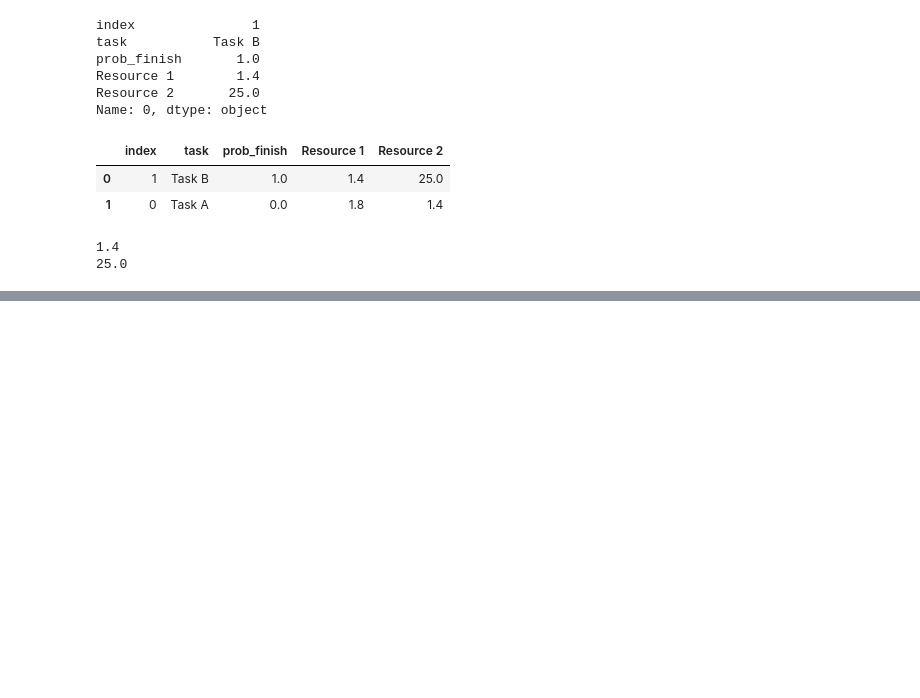
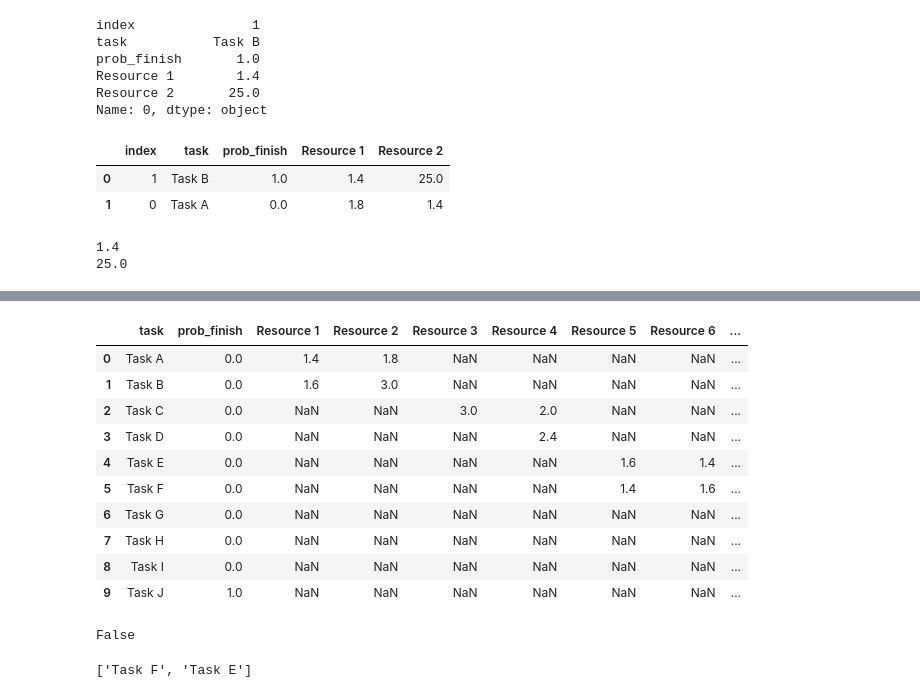
Before and after one commit to eliransc/new_bpo_bayes, a Jupyter notebook: bpo_experiments.ipynb, the cells around one changed output, grey strips where cells are left out. Drawn from its saved outputs; the diff is of its cells as text; code cells hidden in the pictures; blank space fills up the shorter version.

```diff
--- a/bpo_experiments.ipynb
+++ b/bpo_experiments.ipynb
@@ -290,0 +390,22 @@ for ind in range(1,3):
+# %%
+df
+# %% [output]
+|  | task | prob_finish | Resource 1 | Resource 2 | Resource 3 | Resource 4 | Resource 5 | Resource 6 | ... |
+| 0 | Task A | 0.0 | 1.4 | 1.8 | NaN | NaN | NaN | NaN | ... |
+| 1 | Task B | 0.0 | 1.6 | 3.0 | NaN | NaN | NaN | NaN | ... |
+| 2 | Task C | 0.0 | NaN | NaN | 3.0 | 2.0 | NaN | NaN | ... |
+| 3 | Task D | 0.0 | NaN | NaN | NaN | 2.4 | NaN | NaN | ... |
+| 4 | Task E | 0.0 | NaN | NaN | NaN | NaN | 1.6 | 1.4 | ... |
+| 5 | Task F | 0.0 | NaN | NaN | NaN | NaN | 1.4 | 1.6 | ... |
+| 6 | Task G | 0.0 | NaN | NaN | NaN | NaN | NaN | NaN | ... |
+| 7 | Task H | 0.0 | NaN | NaN | NaN | NaN | NaN | NaN | ... |
+| 8 | Task I | 0.0 | NaN | NaN | NaN | NaN | NaN | NaN | ... |
+| 9 | Task J | 1.0 | NaN | NaN | NaN | NaN | NaN | NaN | ... |
+# %%
+curr_df.loc[ind, 'time'].item()>0
+# %% [output]
+False
+# %%
+list(df.sort_values(by=['Resource 5'])['task'][:2])
+# %% [output]
+['Task F', 'Task E']
```
Also changed, not shown: parts of 10 cells of this notebook, 3 other files.
